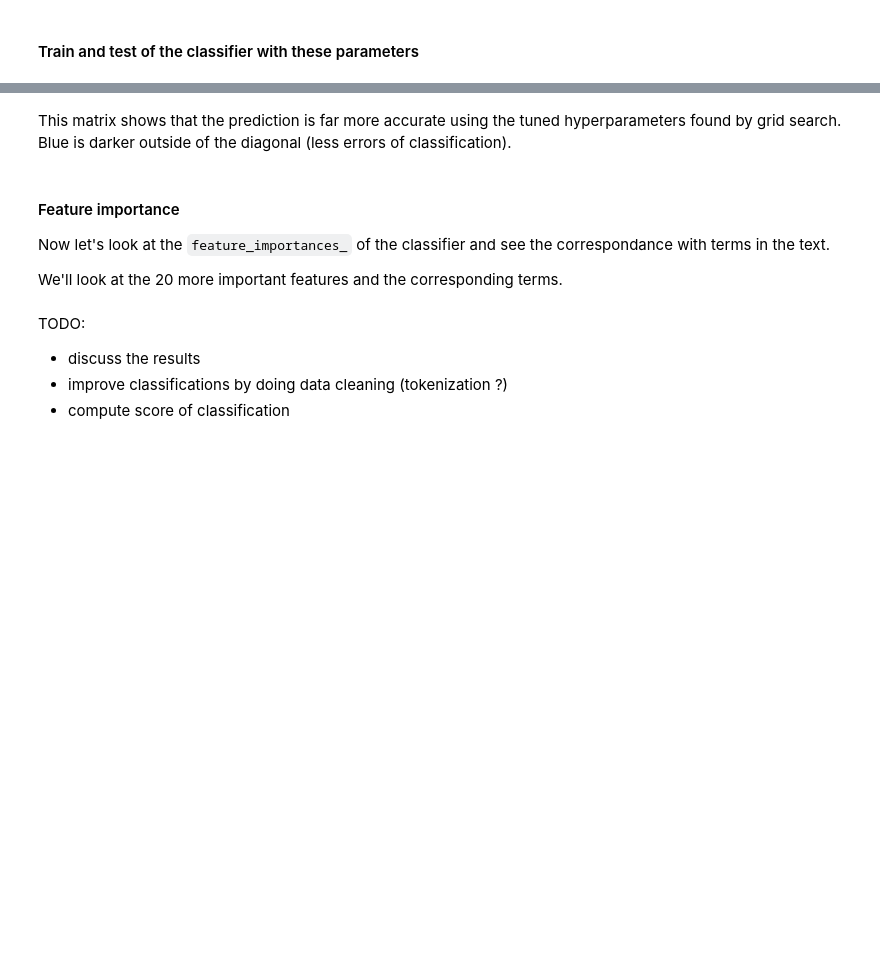
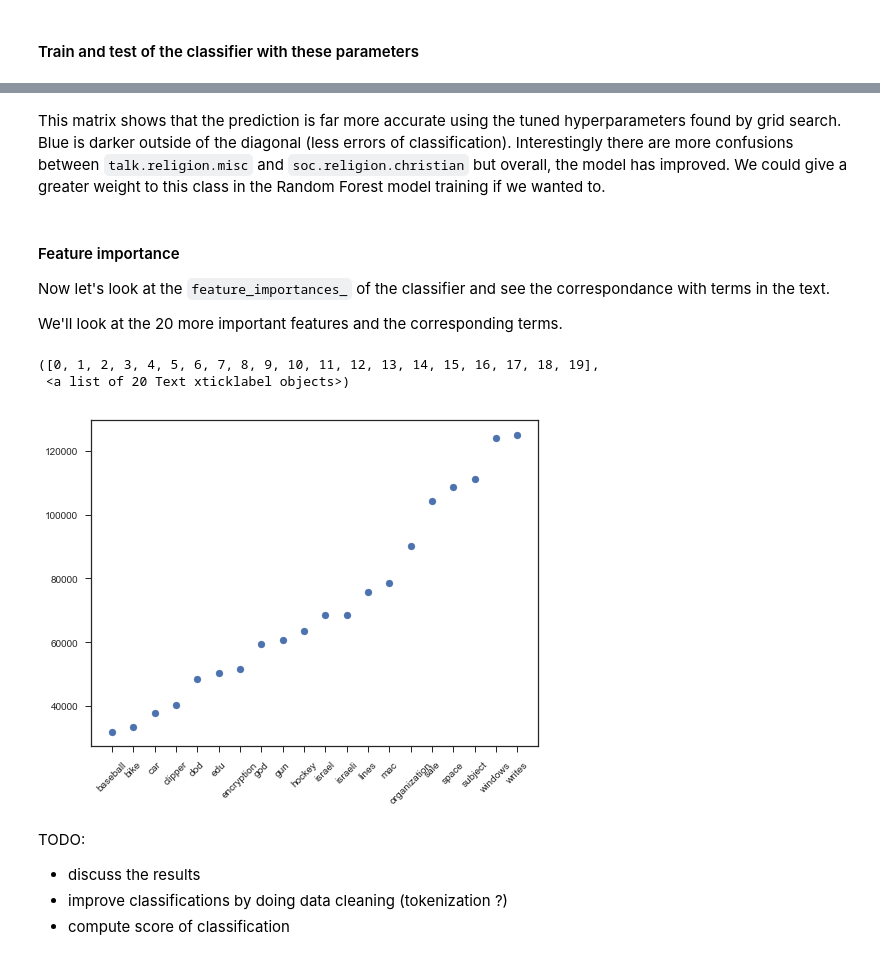
Before and after one commit to armand33/applied_data_analysis_2017, a Jupyter notebook: 04 - Applied ML/Homework 4.ipynb, the cells around one changed output, grey strips where cells are left out. Cells and saved outputs as stored; diff of their text form; code cells hidden in the pictures; blank space fills up the shorter version.

```diff
--- a/04 - Applied ML/Homework 4.ipynb
+++ b/04 - Applied ML/Homework 4.ipynb
@@ -698,6 +742,6 @@ Overall Accuracy: 0.855
 # %% [markdown]
 This matrix shows that the prediction is far more accurate using the tuned hyperparameters found by grid search.
-Blue is darker outside of the diagonal (less errors of classification).
+Blue is darker outside of the diagonal (less errors of classification). Interestingly there are more confusions between `talk.religion.misc` and `soc.religion.christian` but overall, the model has improved. We could give a greater weight to this class in the Random Forest model training if we wanted to.
 # %% [markdown]
 #### Feature importance
 
@@ -705,4 +749,4 @@ Now let's look at the `feature_importances_` of the classifier and see the corre
 
 We'll look at the 20 more important features and the corresponding terms.
 # %%
-ind = list(np.argsort(clf.feature_importances_)[-20:])
+ind = list(np.argsort(clf_opt.feature_importances_)[-20:])
@@ -711,3 +753,14 @@ itemgetter(*ind)(feature_names)
+# %%
+fnames = np.asarray(itemgetter(*ind)(feature_names))
+# %%
+fig, ax = plt.subplots(1,1)
+fig.set_size_inches(8,6)
+plt.scatter(fnames,ind)
+plt.xticks(rotation=45)
+# %% [output]
+([0, 1, 2, 3, 4, 5, 6, 7, 8, 9, 10, 11, 12, 13, 14, 15, 16, 17, 18, 19],
+ <a list of 20 Text xticklabel objects>)
+[figure, added]
 # %% [markdown]
 TODO:
 - discuss the results
```
Also changed, not shown: parts of 17 cells of this notebook.
